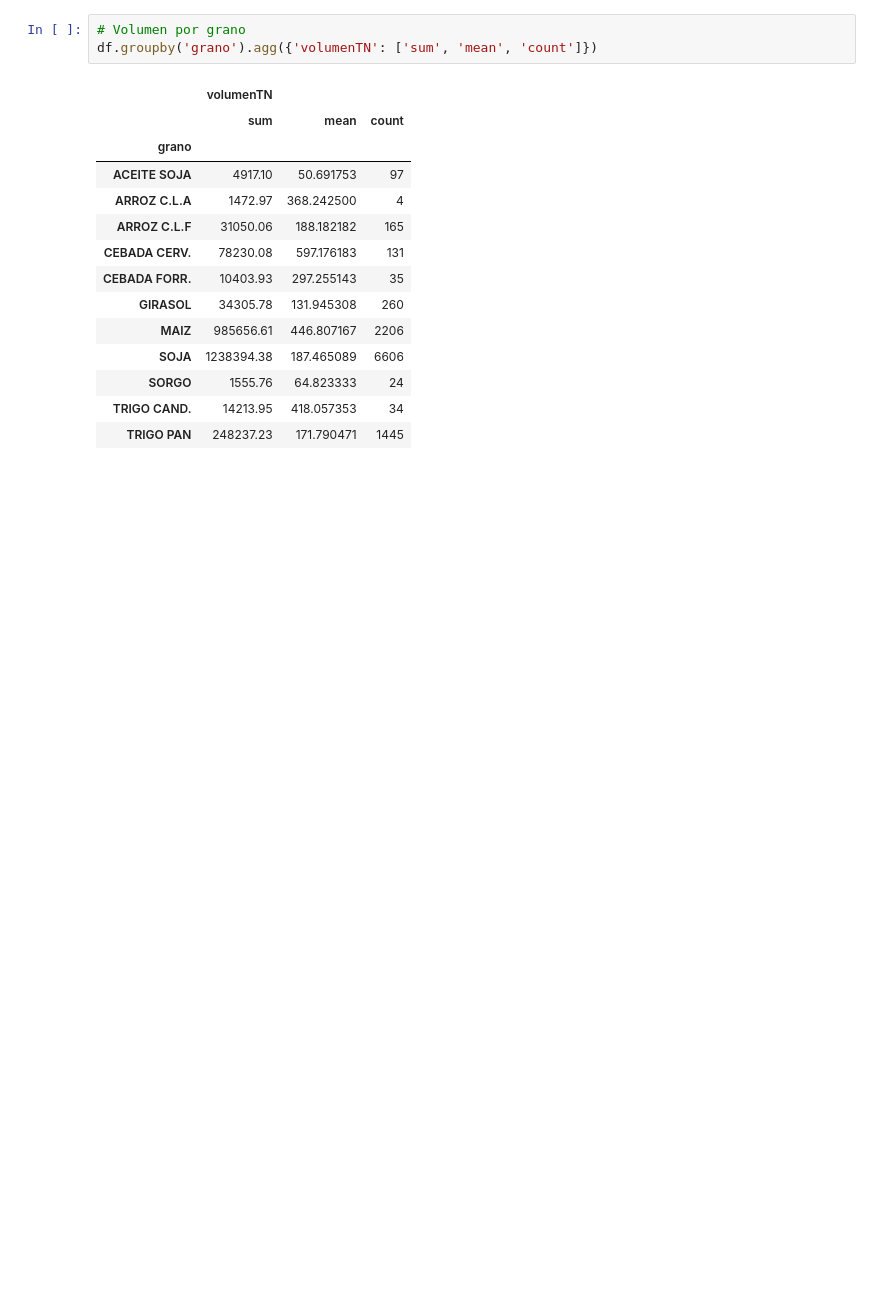
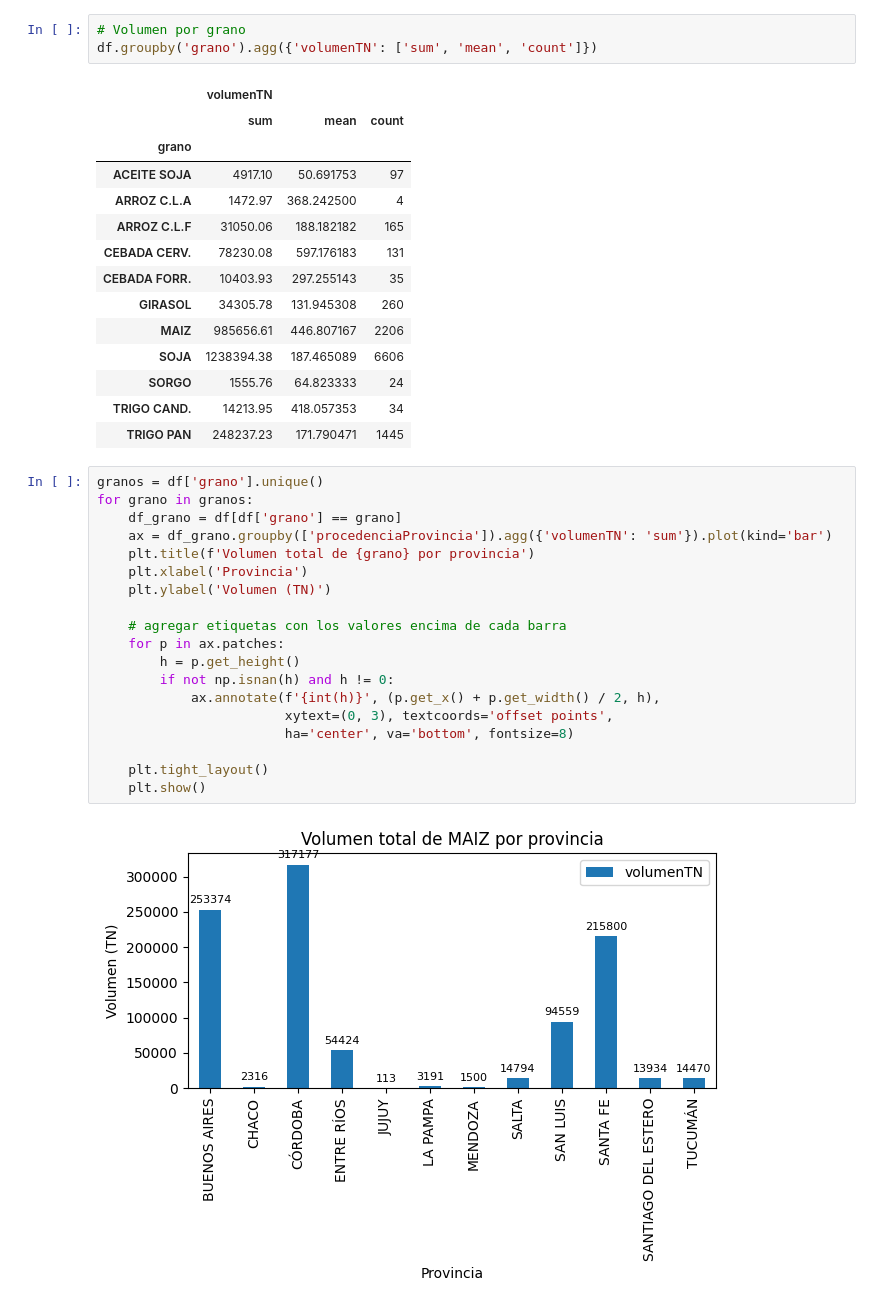
Before and after one commit to plijtmaer/web-mining-sio-granos, a Jupyter notebook: notebooks/3.2- EDA.ipynb, the cells around one changed output. Drawn from its saved outputs; the diff is of its cells as text; blank space fills up the shorter version.

```diff
--- a/notebooks/3.2- EDA.ipynb
+++ b/notebooks/3.2- EDA.ipynb
@@ -179,3 +179,24 @@ df.groupby('grano').agg({'volumenTN': ['sum', 'mean', 'count']})
 | SORGO | 1555.76 | 64.823333 | 24 |
 | TRIGO CAND. | 14213.95 | 418.057353 | 34 |
 | TRIGO PAN | 248237.23 | 171.790471 | 1445 |
+# %%
+granos = df['grano'].unique()
+for grano in granos:
+    df_grano = df[df['grano'] == grano]
+    ax = df_grano.groupby(['procedenciaProvincia']).agg({'volumenTN': 'sum'}).plot(kind='bar')
+    plt.title(f'Volumen total de {grano} por provincia')
+    plt.xlabel('Provincia')
+    plt.ylabel('Volumen (TN)')
+
+    # agregar etiquetas con los valores encima de cada barra
+    for p in ax.patches:
+        h = p.get_height()
+        if not np.isnan(h) and h != 0:
+            ax.annotate(f'{int(h)}', (p.get_x() + p.get_width() / 2, h),
+                        xytext=(0, 3), textcoords='offset points',
+                        ha='center', va='bottom', fontsize=8)
+
+    plt.tight_layout()
+    plt.show()
+# %% [output]
+[figure, added]
```
Also changed, not shown: parts of 2 cells of this notebook.
